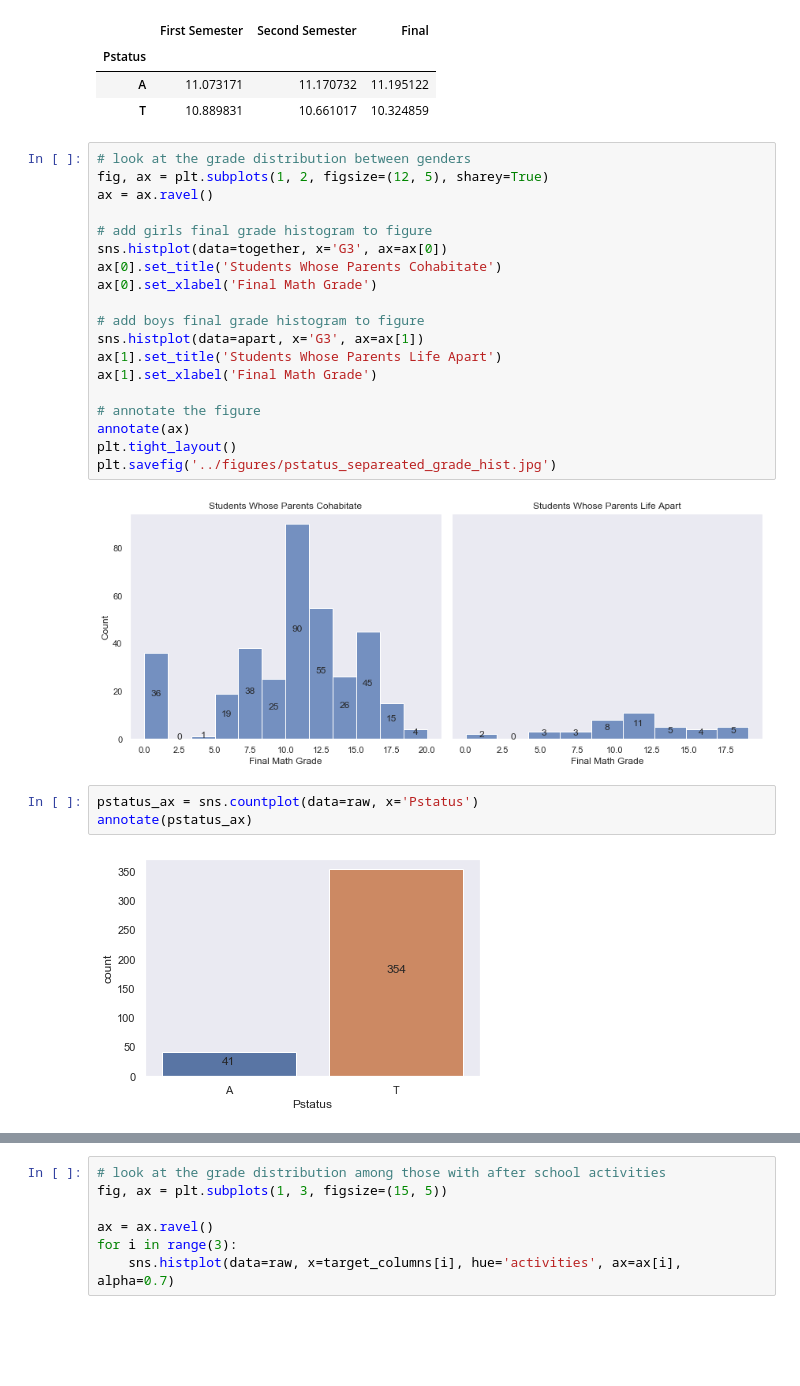
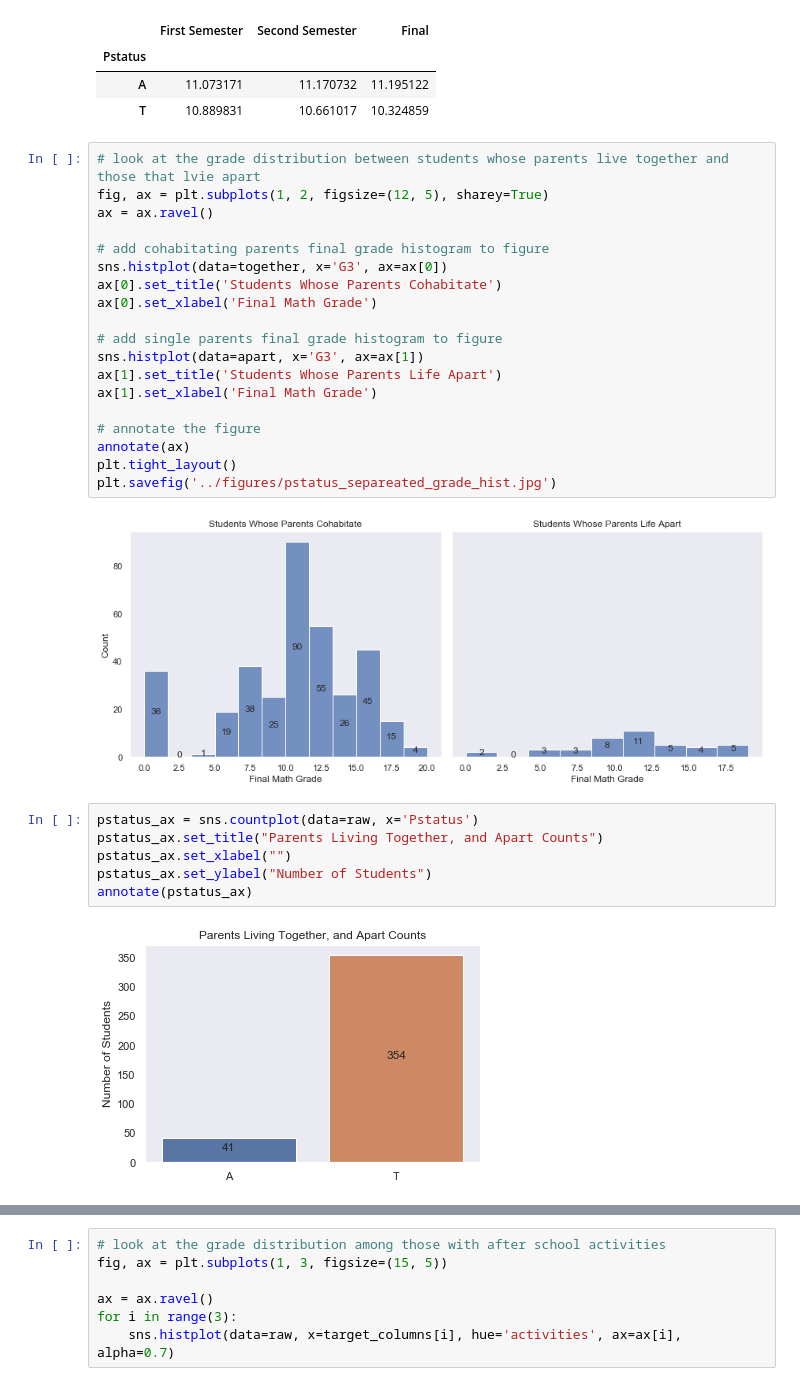
Before and after one commit to Gal-Gilor/Student-Performance-Estimation, a Jupyter notebook: notebooks/exploratory_notebook.ipynb, the cells around one changed output, grey strips where cells are left out. Drawn from its saved outputs; the diff is of its cells as text; blank space fills up the shorter version.

```diff
--- a/notebooks/exploratory_notebook.ipynb
+++ b/notebooks/exploratory_notebook.ipynb
@@ -319,16 +319,16 @@ raw.groupby('Pstatus').agg({'G1': 'mean', 'G2': 'mean', 'G3': 'mean'}).rename(co
 | A | 11.073171 | 11.170732 | 11.195122 |
 | T | 10.889831 | 10.661017 | 10.324859 |
 # %%
-# look at the grade distribution between genders
+# look at the grade distribution between students whose parents live together and those that lvie apart
 fig, ax = plt.subplots(1, 2, figsize=(12, 5), sharey=True)
 ax = ax.ravel()
 
-# add girls final grade histogram to figure
+# add cohabitating parents final grade histogram to figure
 sns.histplot(data=together, x='G3', ax=ax[0])
 ax[0].set_title('Students Whose Parents Cohabitate')
 ax[0].set_xlabel('Final Math Grade')
 
-# add boys final grade histogram to figure
+# add single parents final grade histogram to figure
 sns.histplot(data=apart, x='G3', ax=ax[1])
 ax[1].set_title('Students Whose Parents Life Apart')
 ax[1].set_xlabel('Final Math Grade')
@@ -341,7 +341,10 @@ plt.savefig('../figures/pstatus_separeated_grade_hist.jpg')
 [figure]
 # %%
 pstatus_ax = sns.countplot(data=raw, x='Pstatus')
+pstatus_ax.set_title("Parents Living Together, and Apart Counts")
+pstatus_ax.set_xlabel("")
+pstatus_ax.set_ylabel("Number of Students")
 annotate(pstatus_ax)
 # %% [output]
-[figure, old version]
+[figure, new version]
 # %%
```
Also changed, not shown: parts of 8 cells of this notebook.
